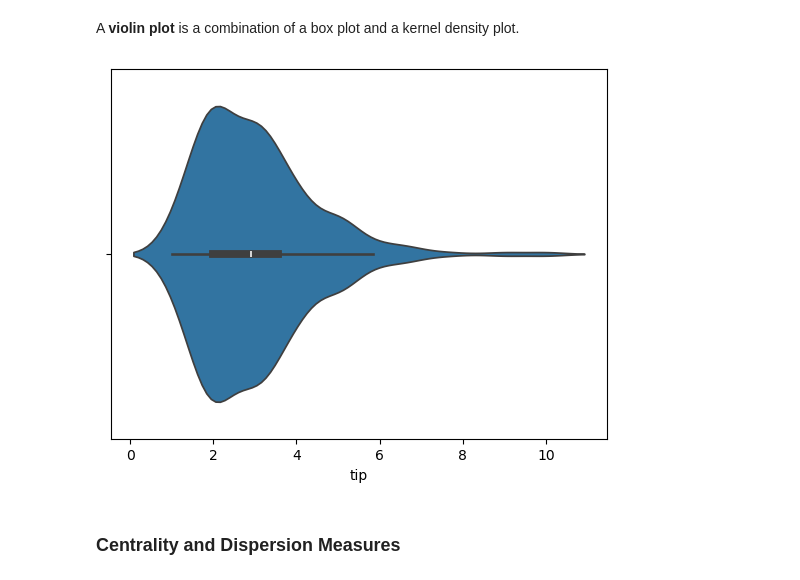
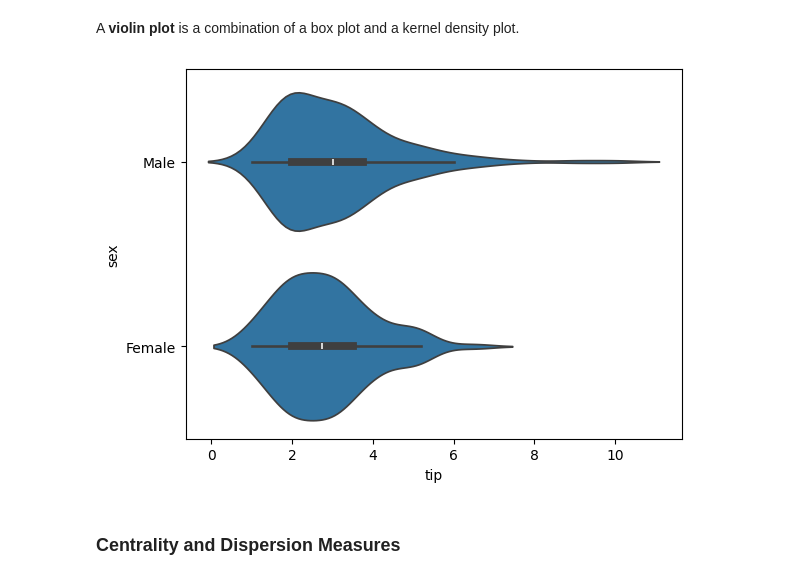
Before and after one commit to Vincent-Gielen/dsai-ex, a Jupyter notebook: 2-analysis-1-var/2.01-univariate-analysis.ipynb, the cells around one changed output. Cells and saved outputs as stored; diff of their text form; code cells hidden in the pictures.

```diff
--- a/2-analysis-1-var/2.01-univariate-analysis.ipynb
+++ b/2-analysis-1-var/2.01-univariate-analysis.ipynb
@@ -106,9 +153,9 @@ sns.displot(data=tips, x='tip', kde=True);
 # %% [markdown]
 A **violin plot** is a combination of a box plot and a kernel density plot.
 # %%
-sns.violinplot(data=tips, x='tip');
+sns.violinplot(data=tips, x='tip', y='sex');
 # %% [output]
-[figure, old version]
+[figure, new version]
 # %% [markdown]
 ### Centrality and Dispersion Measures
 # %% [markdown]
```
Also changed, not shown: parts of 9 cells of this notebook, 3 other files.
